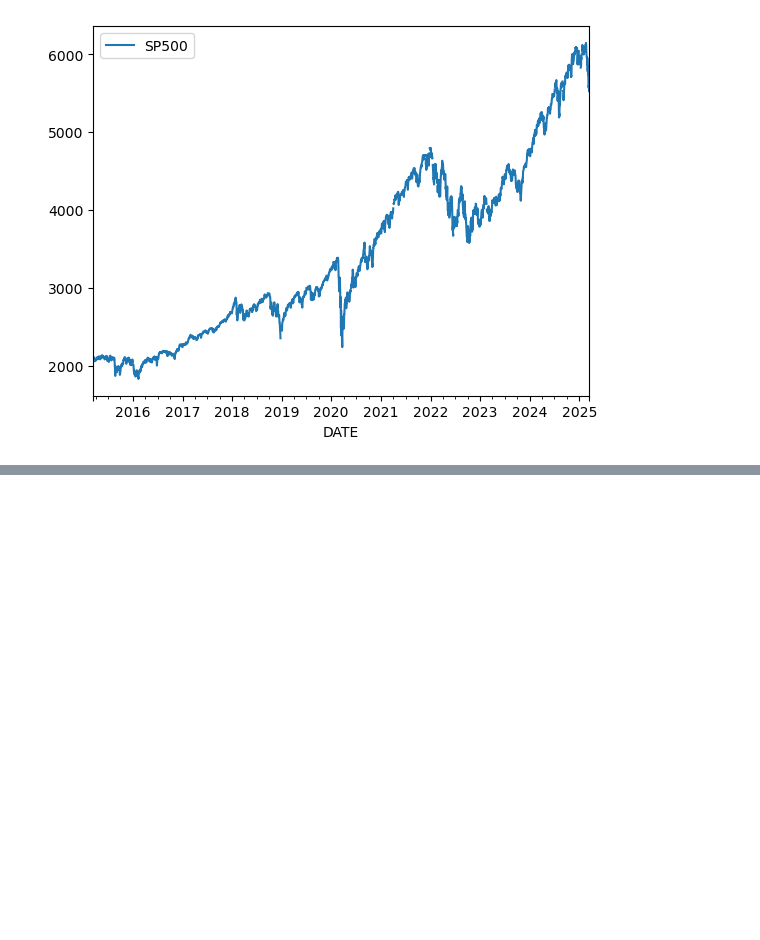
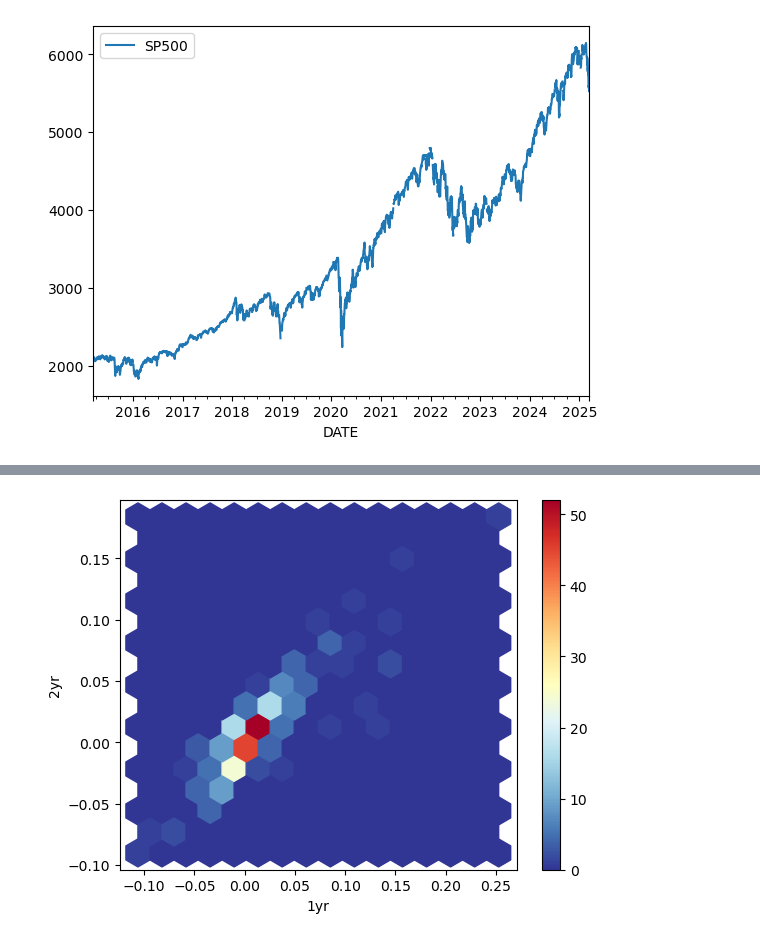
Before and after one commit to Arch-jyh/iris_books, a Jupyter notebook: book1/19/exersice.ipynb, the cells around one changed output, grey strips where cells are left out. Cells and saved outputs as stored; diff of their text form; code cells hidden in the pictures; blank space fills up the shorter version.

```diff
--- a/book1/19/exersice.ipynb
+++ b/book1/19/exersice.ipynb
@@ -300,0 +332,6 @@ Text(0, 0.5, 'IR level')
+# %%
+r_df.plot.hexbin(x="1yr",y="2yr",
+                gridsize=15,cmap="RdYlBu_r") #颜色简便,红>>黄>>蓝色 _r表示颜色映射的反转(蓝开始_
+plt.savefig("六边形图.svg")
+# %% [output]
+[figure, added]
```
Also changed, not shown: parts of 14 cells of this notebook, 16 other files.
